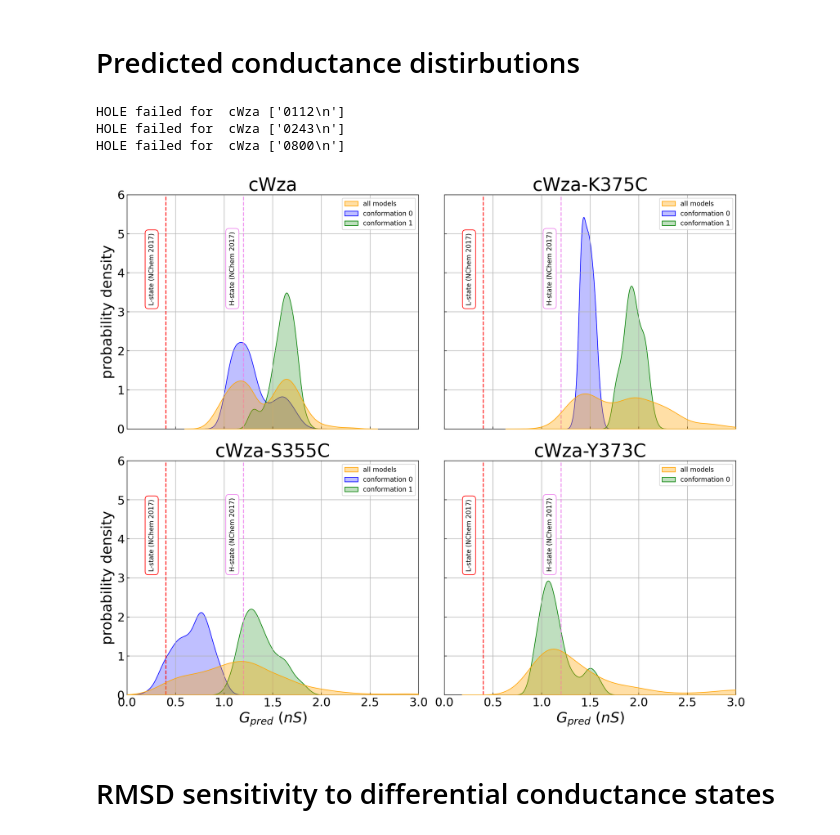
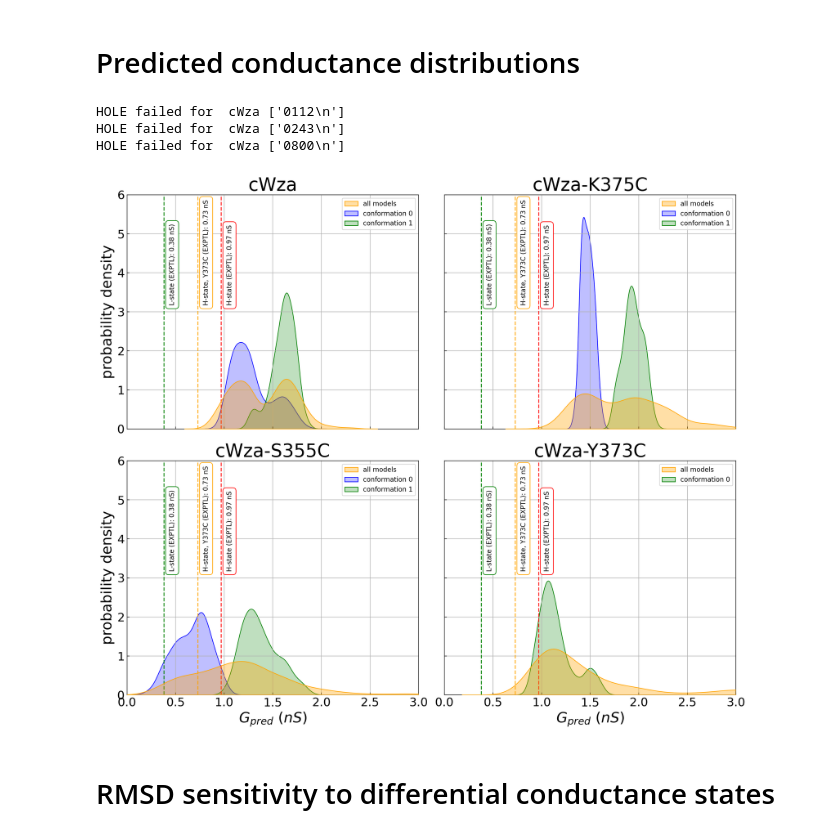
Before and after one commit to broncio123/phd-notebooks, a Jupyter notebook: Analyses/figures_nbs/docking_conductance.ipynb, the cells around one changed output. Saved outputs shown, nothing was run; the diff lists cells and outputs as text; code cells hidden in the pictures.

```diff
--- a/Analyses/figures_nbs/docking_conductance.ipynb
+++ b/Analyses/figures_nbs/docking_conductance.ipynb
@@ -1,5 +1,5 @@
 # %% [markdown]
-# Predicted conductance distirbutions
+# Predicted conductance distributions
 # %%
 import os
 import sys
@@ -71,43 +71,51 @@ for mutant in mutant_names:
                 models_labelled_Gpred.append(Gpred_data[x])
             except: KeyError
 
         if mutant == 'cWza-Y373C':
             c = 'green'
         else:
             c = Colors[g]
         dataset = models_labelled_Gpred
         sns.kdeplot(dataset,shade=True,label='conformation '+str(g),color=c,alpha=0.25,ax=ax,zorder=-10)
 
-    # H-state cWza model (crystal structure)
-    Gpred_cWza_Hstate = [1.2]
-    ax.plot(2*Gpred_cWza_Hstate,(0,6),lw=1.5,linestyle='--',color='violet',alpha=0.85)
-    ax.text(1.05,3.2,'H-state (NChem 2017)',rotation=90,fontsize=10,
-            bbox=dict(facecolor='white', edgecolor='violet', boxstyle='round, pad=0.5'))
 
-    #L-state cWza model (CCBuilder and BUDE optimised)
-    Gpred_cWza_Lstate = [0.4]
-    ax.plot(2*Gpred_cWza_Lstate,(0,6),lw=1.5,linestyle='--',color='red',alpha=0.85)
-    ax.text(0.22,3.2,'L-state (NChem 2017)',rotation=90,fontsize=10,
+
+    # L-state (EXPTL)
+    Gpred_cWza_Lstate = [0.38]
+    ax.plot(2*Gpred_cWza_Lstate,(0,6),lw=1.5,linestyle='--',color='green',alpha=0.85)
+    ax.text(0.43,3.2,'L-state (EXPTL): 0.38 nS)',rotation=90,fontsize=10,
+            bbox=dict(facecolor='white', edgecolor='green', boxstyle='round, pad=0.5'))
+
+    # H-state, Y373C (EXPTL)
+    Gpred_cWza_Hstate = [0.73]
+    ax.plot(2*Gpred_cWza_Hstate,(0,6),lw=1.5,linestyle='--',color='orange',alpha=0.85)
+    ax.text(0.78,3.2,'H-state, Y373C (EXPTL): 0.73 nS',rotation=90,fontsize=10,
+            bbox=dict(facecolor='white', edgecolor='orange', boxstyle='round, pad=0.5'))
+
+    # H-state (EXPTL)
+    Gpred_cWza_Hstate = [0.97]
+    ax.plot(2*Gpred_cWza_Hstate,(0,6),lw=1.5,linestyle='--',color='red',alpha=0.85)
+    ax.text(1.02,3.2,'H-state (EXPTL): 0.97 nS',rotation=90,fontsize=10,
             bbox=dict(facecolor='white', edgecolor='red', boxstyle='round, pad=0.5'))
 
     # customise plot
     ax.set_title(mutant, fontsize=28)
     ax.tick_params(axis='both',direction='in',labelsize=18)
     l1,l2 = labels[mutant]
     ax.set_xlabel(l1,fontsize=22)
     ax.set_ylabel(l2,fontsize=22)
     ax.legend(loc='best')
     ax.set_xlim(0,3)
     ax.set_ylim(0,6)
     ax.grid(True)
 
 fig.tight_layout()
 plt.show()
 # %% [output]
 HOLE failed for  cWza ['0112\n']
 HOLE failed for  cWza ['0243\n']
 HOLE failed for  cWza ['0800\n']
-[figure, old version]
+[figure, new version]
 # %% [markdown]
 # RMSD sensitivity to differential conductance states
 # %%
```
